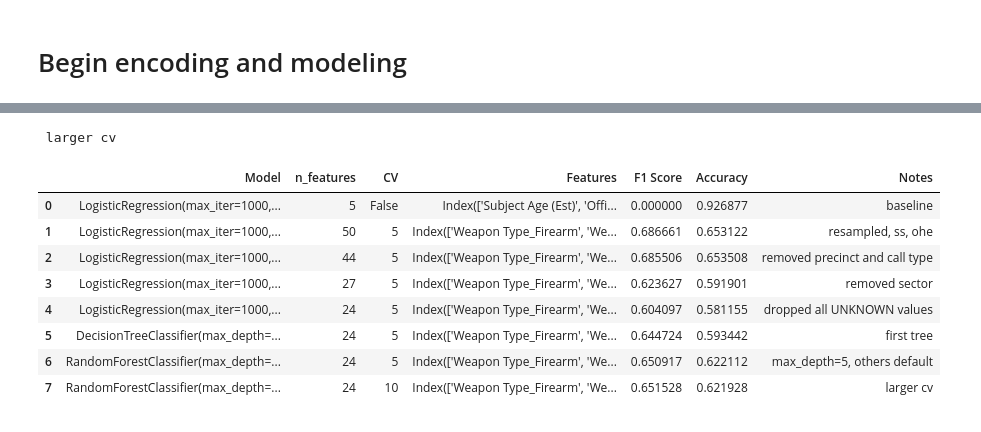
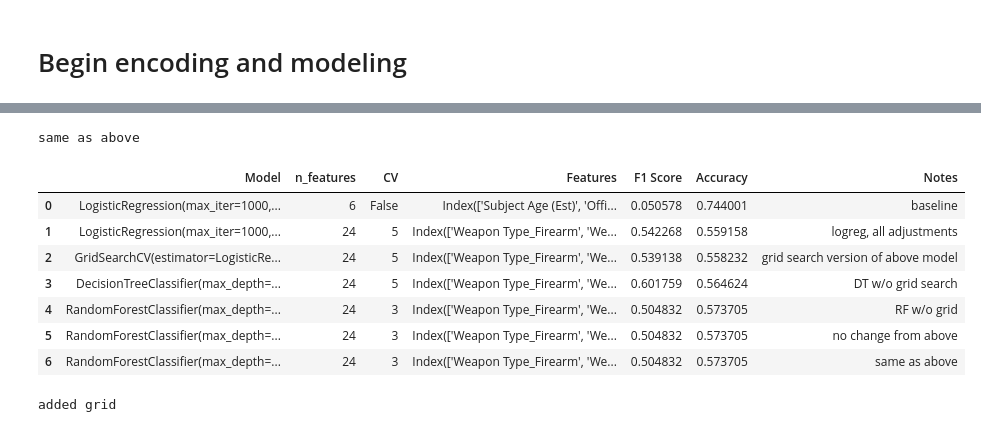
Before and after one commit to sethnlewis/Policing-Bias, a Jupyter notebook: analysis/EDA.ipynb, the cells around one changed output, grey strips where cells are left out. Saved outputs shown, nothing was run; the diff lists cells and outputs as text; code cells hidden in the pictures.

```diff
--- a/analysis/EDA.ipynb
+++ b/analysis/EDA.ipynb
@@ -316,4 +334,3 @@ if 'Frisk Flag' in df.columns:
 # Remove missing values and reset index
 df.dropna(inplace=True)
 df.reset_index(inplace=True, drop=True)
-df['Officer Age'] = df['Officer Age'].astype('int')
@@ -494,16 +491,17 @@ memory usage: 3.5+ MB
 # %%
 # Split data
-y_label = 'Arrest (Y/N)'
-X = df_refined_no_nas.drop([y_label,
+y_label_v1 = 'Arrest (Y/N)'
+y_label_v2 = 'Stop Resolution: Arrest (Method2)'
+X = df_refined.drop([y_label_v1,
+                     y_label_v2,
                      'Stop Resolution',
                      'Frisk (Y/N)',
                      'Reported Date',
-                     'Repeat Offender (Y/N)',
                      'Subject Age Group',
                      'Call Type',
                      'Precinct',
                      'Sector'], axis=1)
-y = df_refined_no_nas[y_label]
+y = df_refined[y_label_v2]
 
 X, X_test, y, y_test = train_test_split(X, y, random_state = RANDOM_STATE)
 
@@ -517,7 +515,7 @@ X.reset_index(drop=True, inplace=True)
 y.reset_index(drop=True, inplace=True)
 
 # Declare object to hold history of all model runs
-#model_history = ModelHistory()
+model_history = ModelHistory()
 # %%
 X.info()
 # %% [output]
@@ -572,5 +570,12 @@ X_resampled, y_resampled = smote.fit_resample(X_scaled, y)
 # --- RUN LOGISTIC REGRESSION MODEL WITH CROSS-VALIDATION ---
 model = LogisticRegression(random_state=RANDOM_STATE, max_iter=1000)
 model.fit(X_resampled, y_resampled)
-model_history.add_results(model, X_resampled, y_resampled, verbose=True, cv=5, random_state=RANDOM_STATE);
+model_history.add_results(model, X_resampled, y_resampled, verbose=True, cv=3, random_state=RANDOM_STATE);
+
+
+# --- ADD GRID SEARCH ---
+param_grid = {'C': np.logspace(-4, 4, 25)}
+grid_search = GridSearchCV(model, param_grid)
+grid_search.fit(X_resampled, y_resampled)
+model_history.add_results(grid_search, X_resampled, y_resampled, verbose=True, cv=3, random_state=RANDOM_STATE);
 # %% [output]
@@ -596,7 +604,5 @@ model_history.add_results(model, X_resampled, y_resampled, verbose=True, cv=5, r
 # %%
 # --- IMPLEMENT DECISION TREE ---
-from sklearn.tree import DecisionTreeClassifier
-
 tree = DecisionTreeClassifier(max_depth=5, random_state=RANDOM_STATE)
 tree.fit(X_resampled, y_resampled)
 tree.feature_importances_
@@ -611,5 +617,7 @@ def plot_feature_importances(model, data):
 
 plot_feature_importances(tree, X_resampled)
 
-model_history.add_results(tree, X_resampled, y_resampled, verbose=True, cv=5)
+model_history.add_results(tree, X_resampled, y_resampled, verbose=True, cv=3)
+
+# ---  TO DO: ADD GRID SEARCH FOR DECISION TREE! ---
 # %% [output]
@@ -625,18 +631,30 @@ model_history.add_results(tree, X_resampled, y_resampled, verbose=True, cv=5)
 # %%
 # --- IMPLEMENT RANDOM FOREST ---
-from sklearn.ensemble import RandomForestClassifier
-
 forest = RandomForestClassifier(max_depth=5, random_state=RANDOM_STATE)
 forest.fit(X_resampled, y_resampled)
 model_history.add_results(forest, X_resampled, y_resampled, verbose=True, cv=3, random_state=RANDOM_STATE)
+
+# --- ADD GRID SEARCH TO RANDOM FOREST ---
+param_grid = {
+    'n_estimators': [10, 30],#, 100],
+    'criterion': ['gini', 'entropy'],
+    'max_depth': [2, 6, 10],
+    'min_samples_split': [5, 10],
+    'min_samples_leaf': [3, 6]
+}
+
+model = RandomForestClassifier(random_state=RANDOM_STATE)
+model_grid = GridSearchCV(model, param_grid)
+model_grid.fit(X_resampled, y_resampled)
+model_history.add_results(model_grid, X_resampled, y_resampled, verbose=True, cv=5)
 # %% [output]
- larger cv
+same as above
 |  | Model | n_features | CV | Features | F1 Score | Accuracy | Notes |
-| 0 | LogisticRegression(max_iter=1000,... | 5 | False | Index(['Subject Age (Est)', 'Offi... | 0.000000 | 0.926877 | baseline |
-| 1 | LogisticRegression(max_iter=1000,... | 50 | 5 | Index(['Weapon Type_Firearm', 'We... | 0.686661 | 0.653122 | resampled, ss, ohe |
-| 2 | LogisticRegression(max_iter=1000,... | 44 | 5 | Index(['Weapon Type_Firearm', 'We... | 0.685506 | 0.653508 | removed precinct and call type |
-| 3 | LogisticRegression(max_iter=1000,... | 27 | 5 | Index(['Weapon Type_Firearm', 'We... | 0.623627 | 0.591901 | removed sector |
-| 4 | LogisticRegression(max_iter=1000,... | 24 | 5 | Index(['Weapon Type_Firearm', 'We... | 0.604097 | 0.581155 | dropped all UNKNOWN values |
-| 5 | DecisionTreeClassifier(max_depth=... | 24 | 5 | Index(['Weapon Type_Firearm', 'We... | 0.644724 | 0.593442 | first tree |
-| 6 | RandomForestClassifier(max_depth=... | 24 | 5 | Index(['Weapon Type_Firearm', 'We... | 0.650917 | 0.622112 | max_depth=5, others default |
-| 7 | RandomForestClassifier(max_depth=... | 24 | 10 | Index(['Weapon Type_Firearm', 'We... | 0.651528 | 0.621928 | larger cv |
+| 0 | LogisticRegression(max_iter=1000,... | 6 | False | Index(['Subject Age (Est)', 'Offi... | 0.050578 | 0.744001 | baseline |
+| 1 | LogisticRegression(max_iter=1000,... | 24 | 5 | Index(['Weapon Type_Firearm', 'We... | 0.542268 | 0.559158 | logreg, all adjustments |
+| 2 | GridSearchCV(estimator=LogisticRe... | 24 | 5 | Index(['Weapon Type_Firearm', 'We... | 0.539138 | 0.558232 | grid search version of above model |
+| 3 | DecisionTreeClassifier(max_depth=... | 24 | 5 | Index(['Weapon Type_Firearm', 'We... | 0.601759 | 0.564624 | DT w/o grid search |
+| 4 | RandomForestClassifier(max_depth=... | 24 | 3 | Index(['Weapon Type_Firearm', 'We... | 0.504832 | 0.573705 | RF w/o grid |
+| 5 | RandomForestClassifier(max_depth=... | 24 | 3 | Index(['Weapon Type_Firearm', 'We... | 0.504832 | 0.573705 | no change from above |
+| 6 | RandomForestClassifier(max_depth=... | 24 | 3 | Index(['Weapon Type_Firearm', 'We... | 0.504832 | 0.573705 | same as above |
+added grid
```
Also changed, not shown: parts of 30 cells of this notebook, 1 other file.
